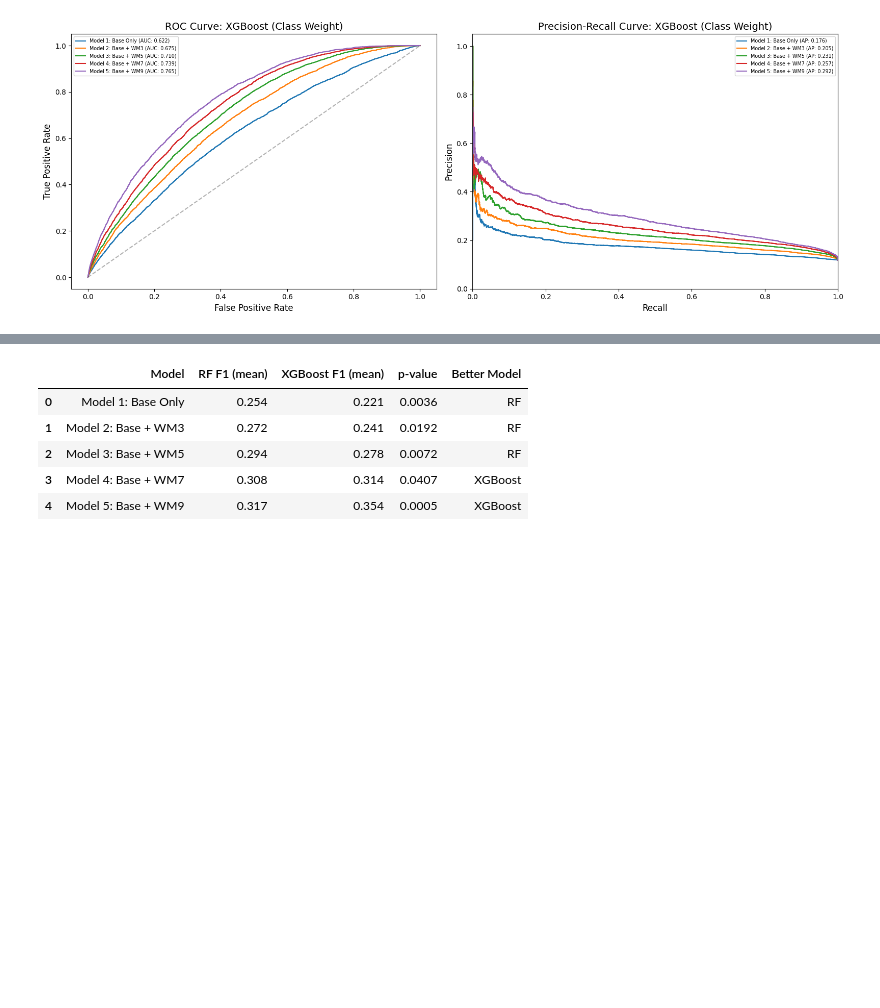
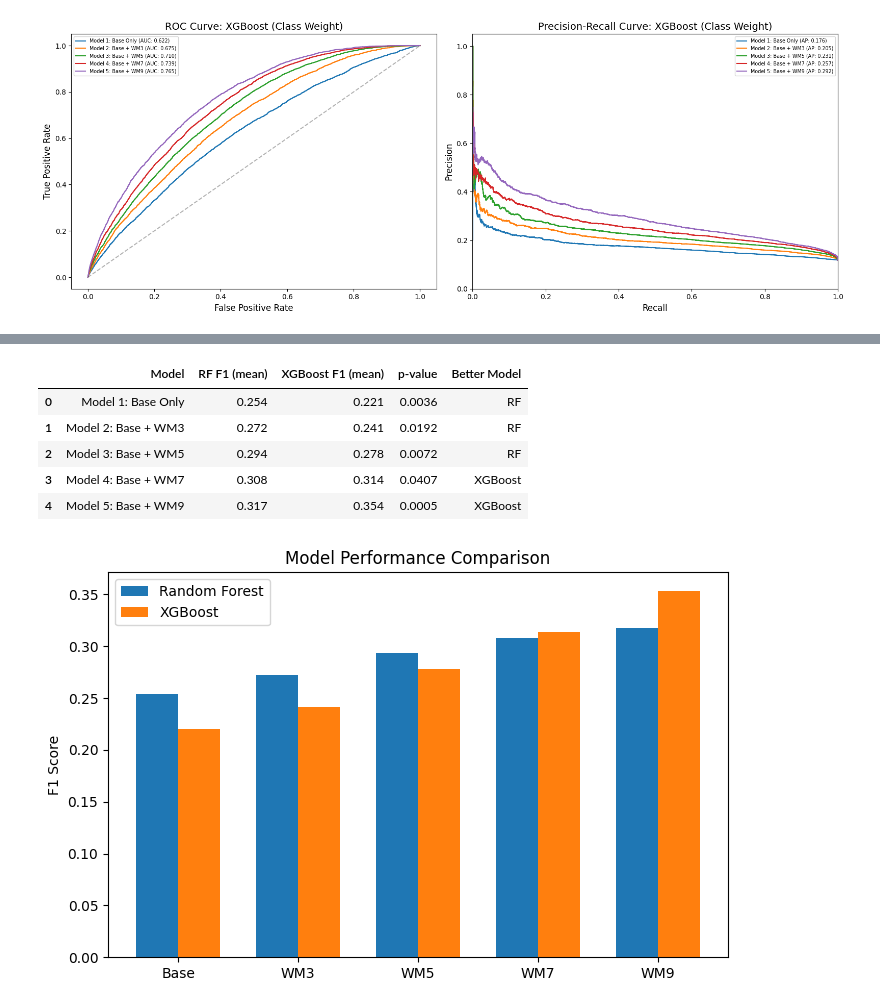
Before and after one commit to scorteccilinda/PPI-Interface-Prediction-ML, a Jupyter notebook: XGBoost_RF_wm_with_base_statistics.ipynb, the cells around one changed output, grey strips where cells are left out. Cells and saved outputs as stored; diff of their text form; code cells hidden in the pictures; blank space fills up the shorter version.

Commit message:
Add files via upload
F1 BAR PLOT

```diff
--- a/XGBoost_RF_wm_with_base_statistics.ipynb
+++ b/XGBoost_RF_wm_with_base_statistics.ipynb
@@ -205,7 +205,11 @@ for config_name, file_info_list in saved_files_registry.items():
 [figure]
 [figure]
 # %%
-# Statistical Test: Paired t-test on F1 scores
+# Statistical Test + Table + F1 Bar Plot
+
+import pandas as pd
+import numpy as np
+import matplotlib.pyplot as plt
 from scipy.stats import ttest_rel
 
 pairs = [
@@ -216,30 +220,10 @@ pairs = [
 ("Model 5: Base + WM9_RF (Undersampled)", "Model 5: Base + WM9_XGBoost (Class Weight)")
 ]
 
-for rf_key, xgb_key in pairs:
-
-    rf_f1 = f1_scores_by_config[rf_key]
-    xgb_f1 = f1_scores_by_config[xgb_key]
-
-    t_stat, p_value = ttest_rel(rf_f1, xgb_f1)
-
-    print("\nComparison:", rf_key.split("_")[0])
-    print("RF F1:", rf_f1)
-    print("XGB F1:", xgb_f1)
-    print("p-value:", round(p_value,4))
-import pandas as pd
-from scipy.stats import ttest_rel
-import numpy as np
-
 rows = []
-
-pairs = [
-("Model 1: Base Only_RF (Undersampled)", "Model 1: Base Only_XGBoost (Class Weight)"),
-("Model 2: Base + WM3_RF (Undersampled)", "Model 2: Base + WM3_XGBoost (Class Weight)"),
-("Model 3: Base + WM5_RF (Undersampled)", "Model 3: Base + WM5_XGBoost (Class Weight)"),
-("Model 4: Base + WM7_RF (Undersampled)", "Model 4: Base + WM7_XGBoost (Class Weight)"),
-("Model 5: Base + WM9_RF (Undersampled)", "Model 5: Base + WM9_XGBoost (Class Weight)")
-]
+rf_means = []
+xgb_means = []
+labels = []
 
 for rf_key, xgb_key in pairs:
 
@@ -248,14 +232,39 @@ for rf_key, xgb_key in pairs:
 
     t_stat, p_value = ttest_rel(rf_f1, xgb_f1)
 
+    rf_mean = np.mean(rf_f1)
+    xgb_mean = np.mean(xgb_f1)
+
     rows.append({
         "Model": rf_key.split("_")[0],
-        "RF F1 (mean)": round(np.mean(rf_f1), 3),
-        "XGBoost F1 (mean)": round(np.mean(xgb_f1), 3),
+        "RF F1 (mean)": round(rf_mean, 3),
+        "XGBoost F1 (mean)": round(xgb_mean, 3),
         "p-value": round(p_value, 4),
-        "Better Model": "RF" if np.mean(rf_f1) > np.mean(xgb_f1) else "XGBoost"
+        "Better Model": "RF" if rf_mean > xgb_mean else "XGBoost"
     })
 
+    rf_means.append(rf_mean)
+    xgb_means.append(xgb_mean)
+    labels.append(rf_key.split("_")[0])
+
+# table
 results_table = pd.DataFrame(rows)
-results_table
+display(results_table)
+
+# bar plot
+x = np.arange(len(labels))
+width = 0.35
+
+plt.figure(figsize=(8,5))
+
+plt.bar(x - width/2, rf_means, width, label="Random Forest")
+plt.bar(x + width/2, xgb_means, width, label="XGBoost")
+labels = ["Base","WM3","WM5","WM7","WM9"]
+
+plt.xticks(x, labels)
+plt.ylabel("F1 Score")
+plt.title("Model Performance Comparison")
+plt.legend()
+
+plt.show()
 # %% [output]
@@ -279,6 +271,7 @@ p-value: 0.0005
 |  | Model | RF F1 (mean) | XGBoost F1 (mean) | p-value | Better Model |
 | 0 | Model 1: Base Only | 0.254 | 0.221 | 0.0036 | RF |
 | 1 | Model 2: Base + WM3 | 0.272 | 0.241 | 0.0192 | RF |
 | 2 | Model 3: Base + WM5 | 0.294 | 0.278 | 0.0072 | RF |
 | 3 | Model 4: Base + WM7 | 0.308 | 0.314 | 0.0407 | XGBoost |
 | 4 | Model 5: Base + WM9 | 0.317 | 0.354 | 0.0005 | XGBoost |
+[figure, added]
```
Also changed, not shown: parts of 1 cell of this notebook.
